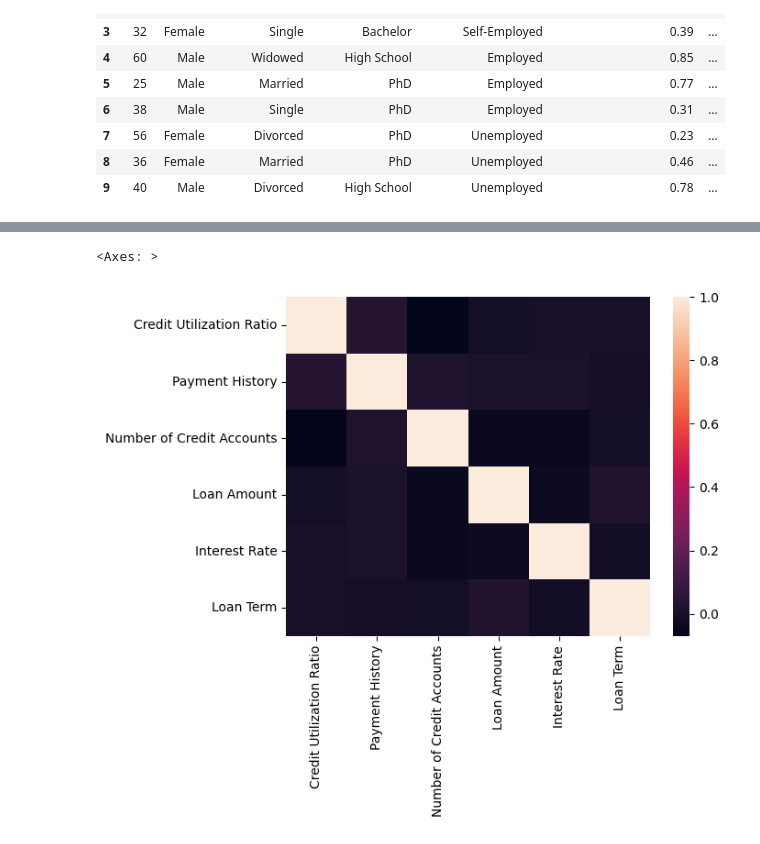
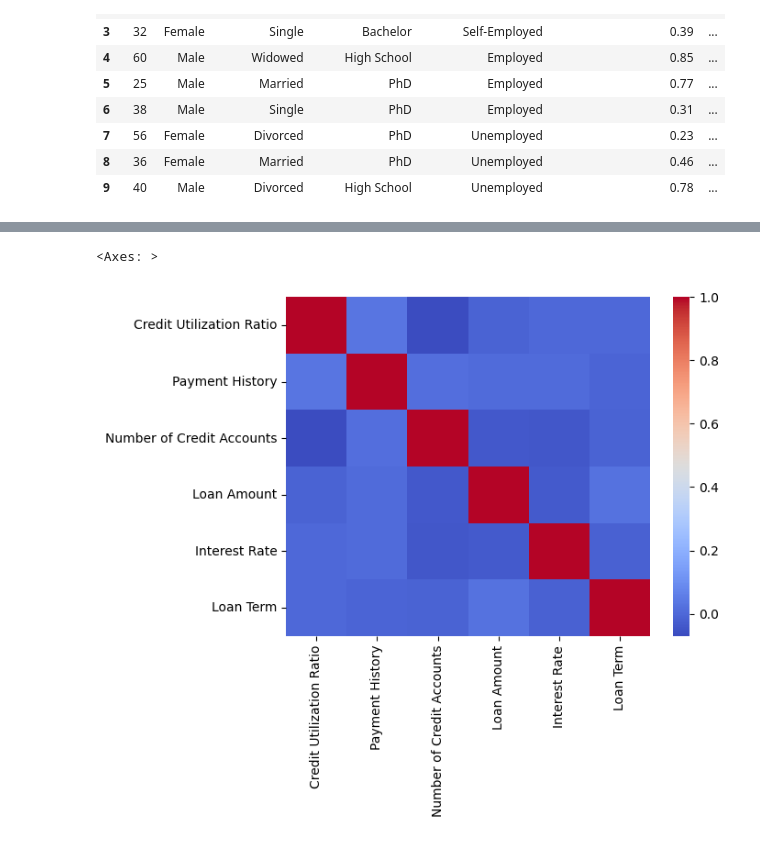
Before and after one commit to Ranu75/Data-Science-project, a Jupyter notebook: Finance/credit_scoring.ipynb, the cells around one changed output, grey strips where cells are left out. Cells and saved outputs as stored; diff of their text form; code cells hidden in the pictures.

```diff
--- a/Finance/credit_scoring.ipynb
+++ b/Finance/credit_scoring.ipynb
@@ -87,12 +88,12 @@ loan_amount_fig.show()
 # %%
 # Matrice de corrélation
 interest_features_data = data_credit_scoring[['Credit Utilization Ratio',
                    'Payment History',
                    'Number of Credit Accounts',
                    'Loan Amount', 'Interest Rate',
                    'Loan Term']]
 
-sns.heatmap(interest_features_data.corr())
+sns.heatmap(interest_features_data.corr(), cmap="coolwarm")
 # %% [output]
 <Axes: >
-[figure, old version]
+[figure, new version]
```
Also changed, not shown: parts of 10 cells of this notebook.
